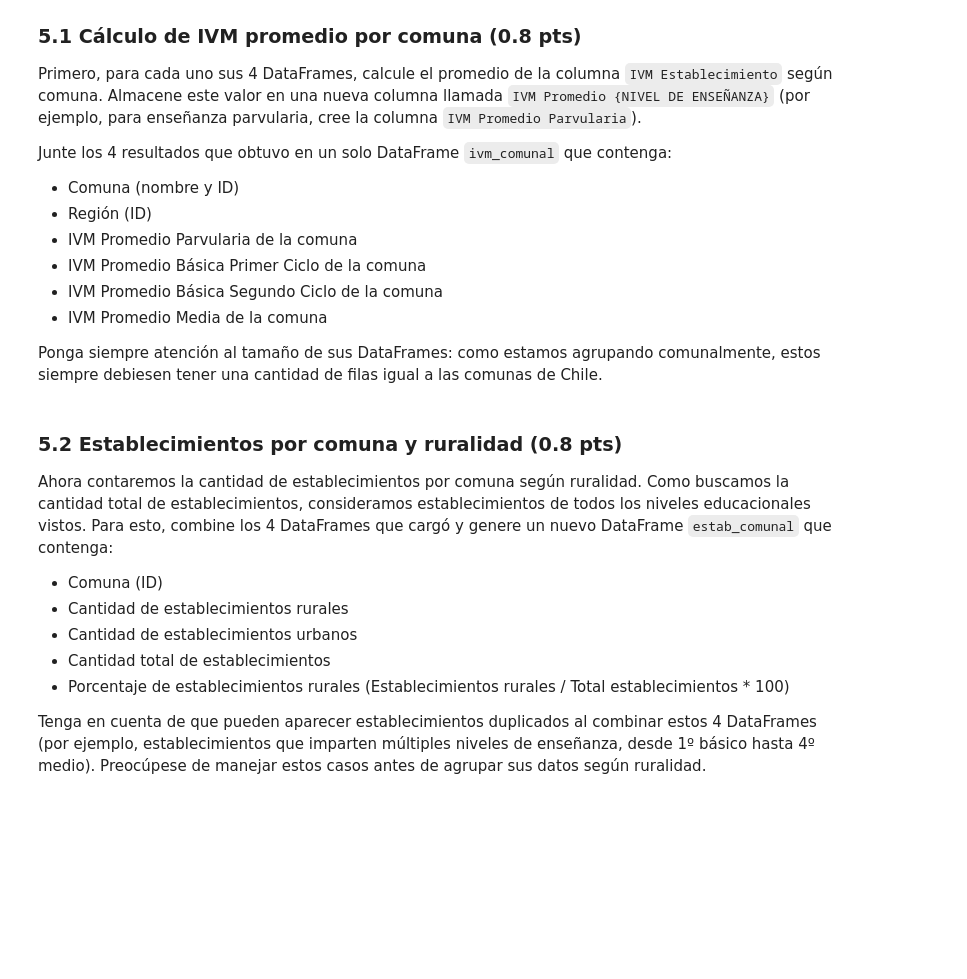
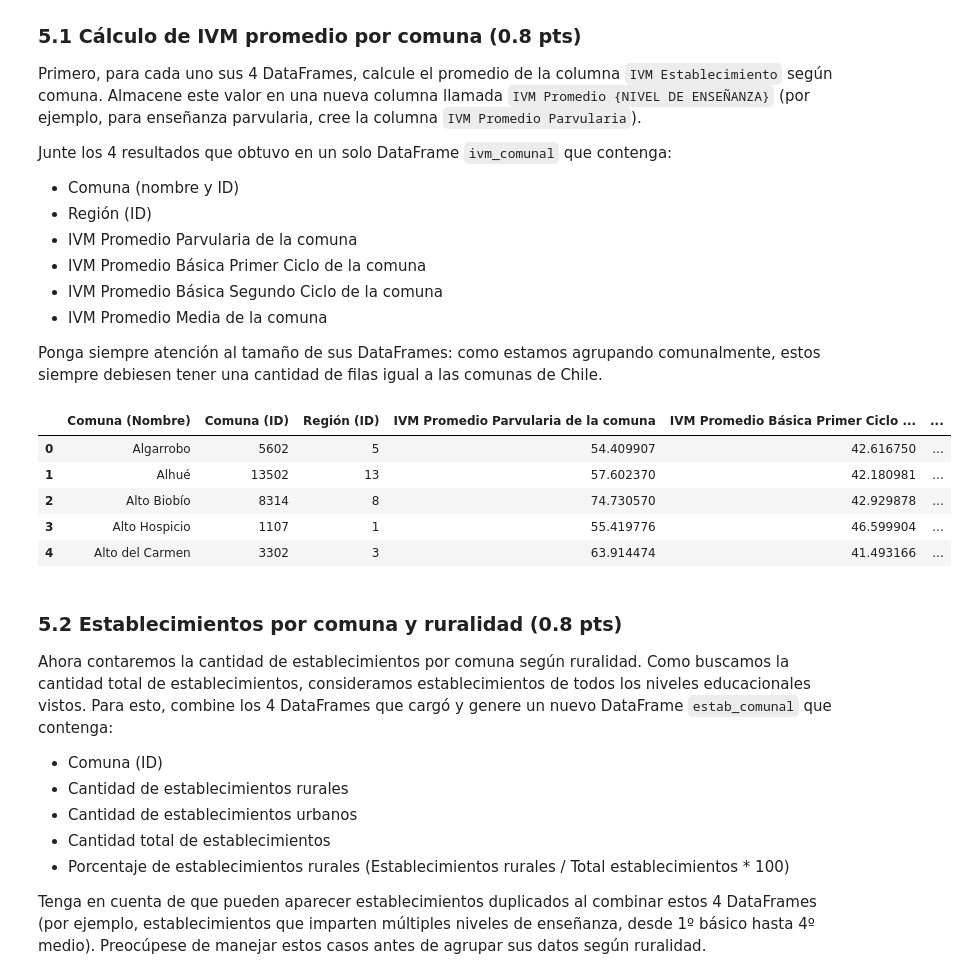
Before and after one commit to Cristobal-Lyon-Diaz/IMT2200-Cristobal-Lyon, a Jupyter notebook: tarea 03/IMT2200-25s2 - Tarea 03.ipynb, the cells around one changed output. Drawn from its saved outputs; the diff is of its cells as text; code cells hidden in the pictures; blank space fills up the shorter version.

```diff
--- a/tarea 03/IMT2200-25s2 - Tarea 03.ipynb
+++ b/tarea 03/IMT2200-25s2 - Tarea 03.ipynb
@@ -390,6 +390,24 @@ Junte los 4 resultados que obtuvo en un solo DataFrame `ivm_comunal` que conteng
 Ponga siempre atención al tamaño de sus DataFrames: como estamos agrupando comunalmente, estos siempre debiesen tener una cantidad de filas igual a las comunas de Chile.
 # %%
 # respuestas
+lista_df = [["Parvularia", df_parvularia.copy()], ["Básica Primer Ciclo", df_primer.copy()], ["Básica Segundo Ciclo", df_segundo.copy()], ["Media", df_media.copy()]]
+# %%
+ivm_comunal = None
+for nombre, df in lista_df:
+    promedios = df.groupby(["DS_COMUNA_ESTABLE","ID_COMUNA_ESTABLE", "ID_REGION_ESTABLE"], as_index=False)["IVM Establecimiento"].mean().rename(columns={"DS_COMUNA_ESTABLE": "Comuna (Nombre)","ID_COMUNA_ESTABLE": "Comuna (ID)", "ID_REGION_ESTABLE": "Región (ID)", "IVM Establecimiento": f"IVM Promedio {nombre} de la comuna"})
+    promedios.head()
+    if ivm_comunal is None:
+        ivm_comunal = promedios
+    else:
+        ivm_comunal = ivm_comunal.merge(promedios, on=["Comuna (Nombre)", "Comuna (ID)", "Región (ID)"], how="outer")
+ivm_comunal.head()
+# %% [output]
+|  | Comuna (Nombre) | Comuna (ID) | Región (ID) | IVM Promedio Parvularia de la comuna | IVM Promedio Básica Primer Ciclo ... | ... |
+| 0 | Algarrobo | 5602 | 5 | 54.409907 | 42.616750 | ... |
+| 1 | Alhué | 13502 | 13 | 57.602370 | 42.180981 | ... |
+| 2 | Alto Biobío | 8314 | 8 | 74.730570 | 42.929878 | ... |
+| 3 | Alto Hospicio | 1107 | 1 | 55.419776 | 46.599904 | ... |
+| 4 | Alto del Carmen | 3302 | 3 | 63.914474 | 41.493166 | ... |
 # %% [markdown]
 ### 5.2 Establecimientos por comuna y ruralidad (0.8 pts)
 
```
Also changed, not shown: parts of 2 cells of this notebook.
